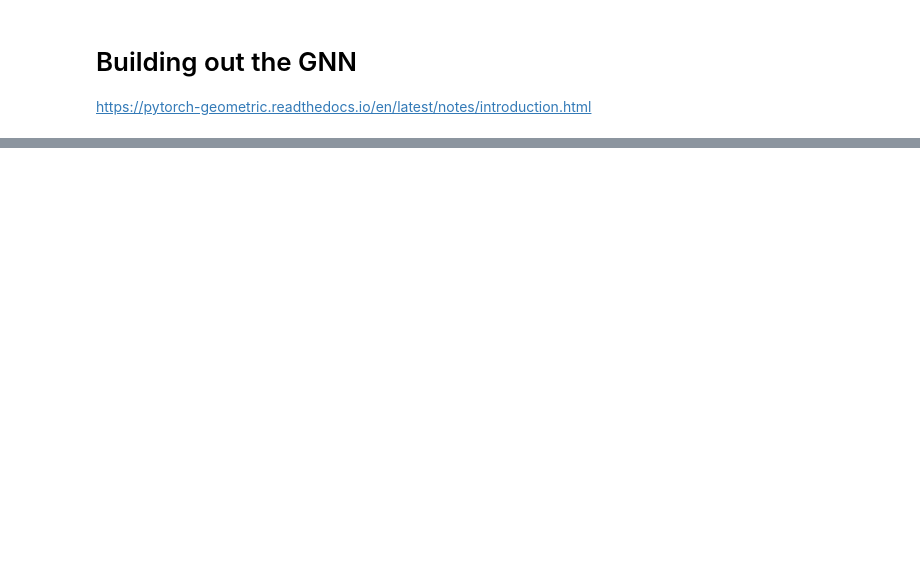
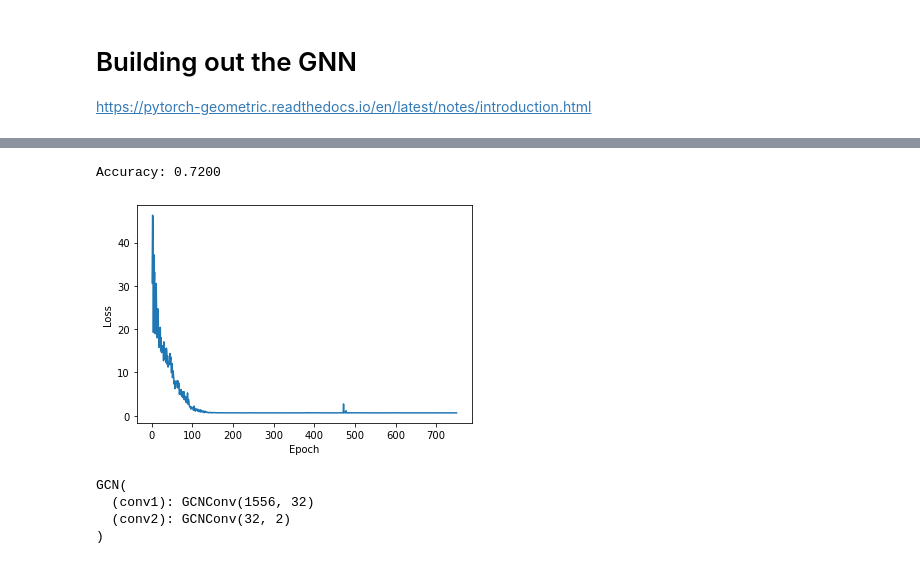
Before and after one commit to rybakj/page_networks, a Jupyter notebook: gnns/semi-supervised.ipynb, the cells around one changed output, grey strips where cells are left out. Saved outputs shown, nothing was run; the diff lists cells and outputs as text; code cells hidden in the pictures; blank space fills up the shorter version.

```diff
--- a/gnns/semi-supervised.ipynb
+++ b/gnns/semi-supervised.ipynb
@@ -226,7 +213,12 @@ X_train
+# %%
+X_train, X_val = train_test_split(X_train, test_size=0.05, shuffle=True, random_state=123)
 # %%
 train_mask = torch.zeros(10614, dtype=torch.bool)
+val_mask = torch.zeros(10614, dtype=torch.bool)
 test_mask = torch.zeros(10614, dtype=torch.bool)
 train_mask[X_train.index] = True
+val_mask[X_val.index] = True
 test_mask[X_test.index] = True
 dataset['train_mask'] = train_mask
+dataset['val_mask'] = val_mask
 dataset['test_mask'] = test_mask
@@ -262,39 +250,49 @@ from torch_geometric.nn import GCNConv
 # %%
 # Creating GCN
 from numpy import dtype
+from torch import dropout
 
 
 class GCN(torch.nn.Module):
     def __init__(self):
         super().__init__()
-        self.conv1 = GCNConv(1556, 16)
-        self.conv2 = GCNConv(16, 2)
+        self.conv1 = GCNConv(1556, 32)
+        self.conv2 = GCNConv(32, 2)
 
     def forward(self, data):
 
-        x, edge_index = data.x.type(dtype=torch.float64), data.edge_index.type(dtype=torch.int64)
+        x, edge_index = data.x.type(dtype=torch.float64), data.edge_index.type(dtype=torch.int64)#, data.edge_attr.type(dtype=torch.int64)
         # x, edge_index = data.x, data.edge_index
 
+        # x = F.dropout(x, p=0.6, training=self.training)
         x = self.conv1(x, edge_index)
-        x = F.relu(x)
+        # x = F.relu(x)
+        x = F.leaky_relu(x)
+        # x = F.tanh(x)
         x = F.dropout(x, training=self.training)
         x = self.conv2(x, edge_index)
 
         return F.log_softmax(x, dim=1)
 # %%
+from torch import dropout
+
+
 device = torch.device('cpu')
 model = GCN().to(device)
 d = dataset.to(device)
-# print(type(d))
-# d = d.type(torch.LongTensor)
-optimizer = torch.optim.Adam(model.parameters(), lr=0.01, weight_decay=5e-5)
+# loss_criterion = torch.nn.CrossEntropyLoss()
+optimizer = torch.optim.Adam(model.parameters(), lr=0.005, weight_decay=5e-5)
 
+num_epochs = 750
 model.train()
 model = model.double()
-for epoch in range(201):
+loss_vals = []
+for epoch in range(num_epochs):
     optimizer.zero_grad()
     out = model(d)
     loss = F.nll_loss(out[d.train_mask], d.y[d.train_mask])
+    # loss = F.nll_loss(out[d.val_mask], d.y[d.val_mask])
     loss.backward()
+    loss_vals.append(loss.detach().numpy())
     print(f'Epoch: {epoch:03d}, Loss: {loss:.4f}')
     optimizer.step()
@@ -319,6 +299,49 @@ Epoch: 200, Loss: 0.6344
 # %%
 model.eval()
 pred = model(dataset).argmax(dim=1)
-correct = (pred[dataset.test_mask] == dataset.y[dataset.test_mask]).sum()
-acc = int(correct) / int(dataset.test_mask.sum())
+correct = (pred[dataset.val_mask] == dataset.y[dataset.val_mask]).sum()
+acc = int(correct) / int(dataset.val_mask.sum())
 print(f'Accuracy: {acc:.4f}')
+# %% [output]
+Accuracy: 0.7200
+# %%
+import matplotlib.pyplot as plt
+def my_plot(epochs, loss):
+    plt.figure()
+    plt.xlabel("Epoch")
+    plt.ylabel("Loss")
+    plt.plot(epochs, loss)
+
+my_plot(np.linspace(1, num_epochs, num_epochs).astype(int), loss_vals)
+# %% [output]
+[figure, added]
+# %%
+# Creating GAT
+# TODO
+
+from torch import LongTensor
+
+
+class GAT(torch.nn.Module):
+    def __init__(self, hidden_channels, heads):
+        super().__init__()
+        torch.manual_seed(42)
+        self.gat1 = GATConv(1556, 16)
+        self.gat2 = GATConv(16, 2)
+
+    def forward(self, d):
+        x, edge_index = d.x.type(dtype=torch.float64), d.edge_index.type(dtype=torch.int64)#, data.edge_attr.type(dtype=torch.int64)
+        x = F.dropout(x, p=0.6, training=self.training)
+        x = self.gat1(x, edge_index)
+        x = F.elu(x)
+        x = F.dropout(x, p=0.6, training=self.training)
+        x = self.gat2(x, edge_index)
+        return x
+
+# model = GAT(hidden_channels=8, heads=8)
+print(model)
+# %% [output]
+GCN(
+  (conv1): GCNConv(1556, 32)
+  (conv2): GCNConv(32, 2)
+)
```
Also changed, not shown: parts of 35 cells of this notebook.
